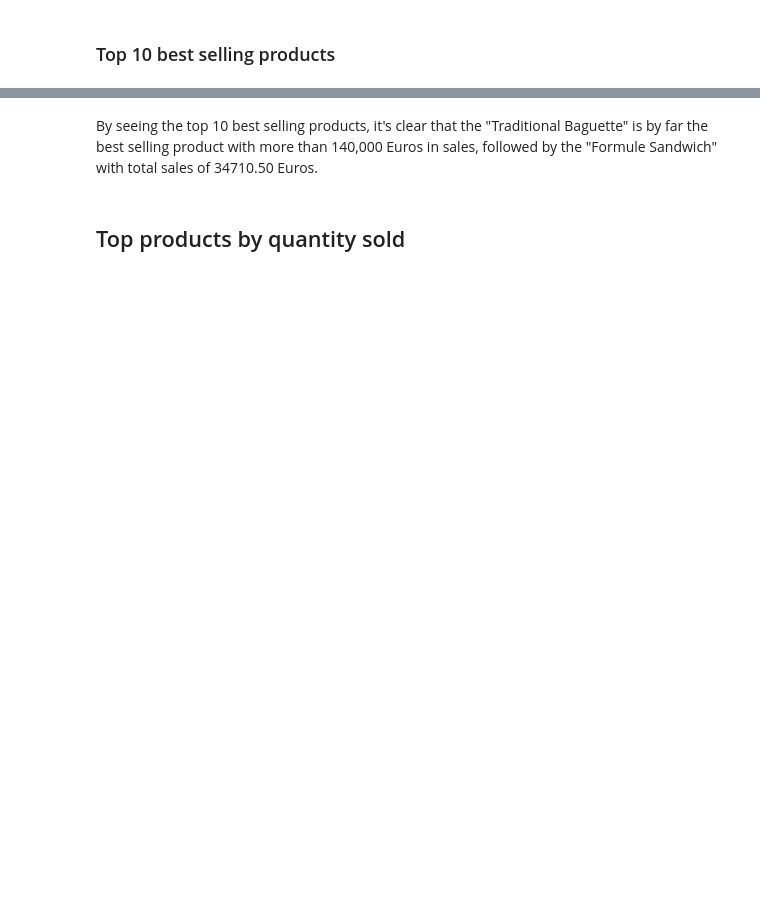
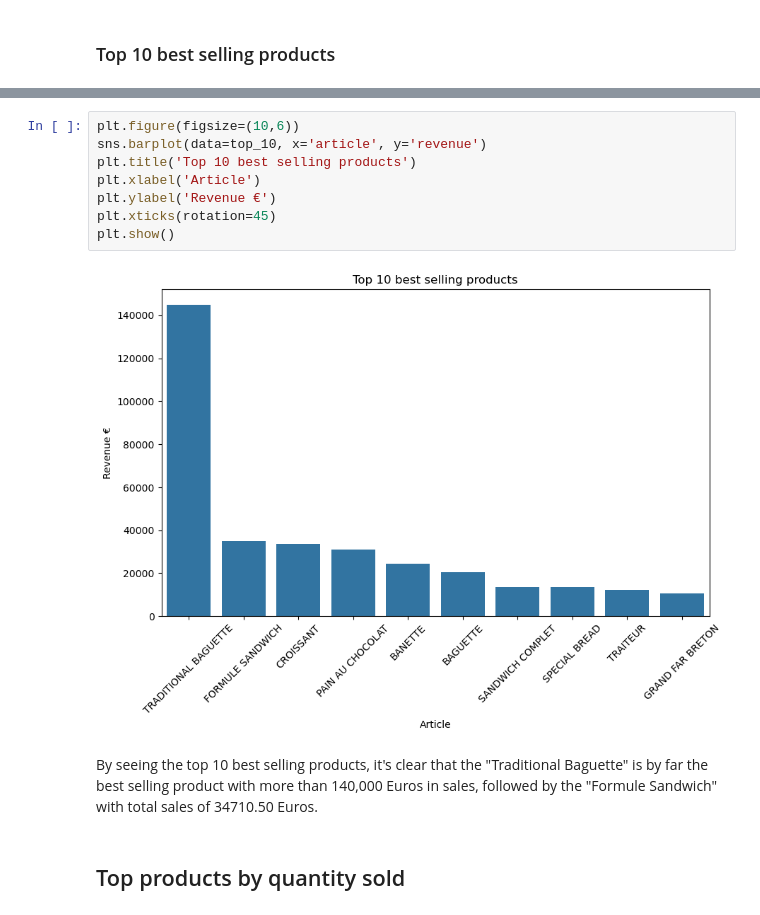
Before and after one commit to fedemaximovicz/BakerySales, a Jupyter notebook: bakery_sales.ipynb, the cells around one changed output, grey strips where cells are left out. Saved outputs shown, nothing was run; the diff lists cells and outputs as text; blank space fills up the shorter version.

```diff
--- a/bakery_sales.ipynb
+++ b/bakery_sales.ipynb
@@ -735,3 +753,13 @@ sales_by_product.head(10).plot(kind="bar", figsize=(10,4),title="Top 10 best sel
+# %%
+plt.figure(figsize=(10,6))
+sns.barplot(data=top_10, x='article', y='revenue')
+plt.title('Top 10 best selling products')
+plt.xlabel('Article')
+plt.ylabel('Revenue €')
+plt.xticks(rotation=45)
+plt.show()
+# %% [output]
+[figure, added]
 # %% [markdown]
 By seeing the top 10 best selling products, it's clear that the "Traditional Baguette" is by far the best selling product with more than 140,000 Euros in sales, followed by the "Formule Sandwich" with total sales of 34710.50 Euros.
 # %% [markdown]
```
Also changed, not shown: parts of 28 cells of this notebook.
